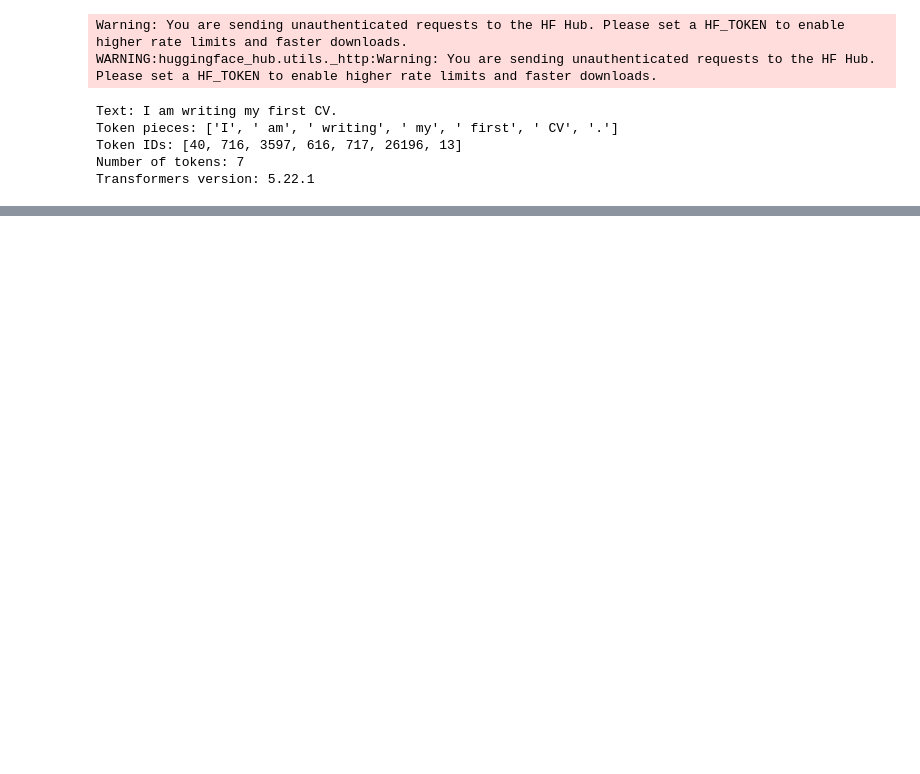
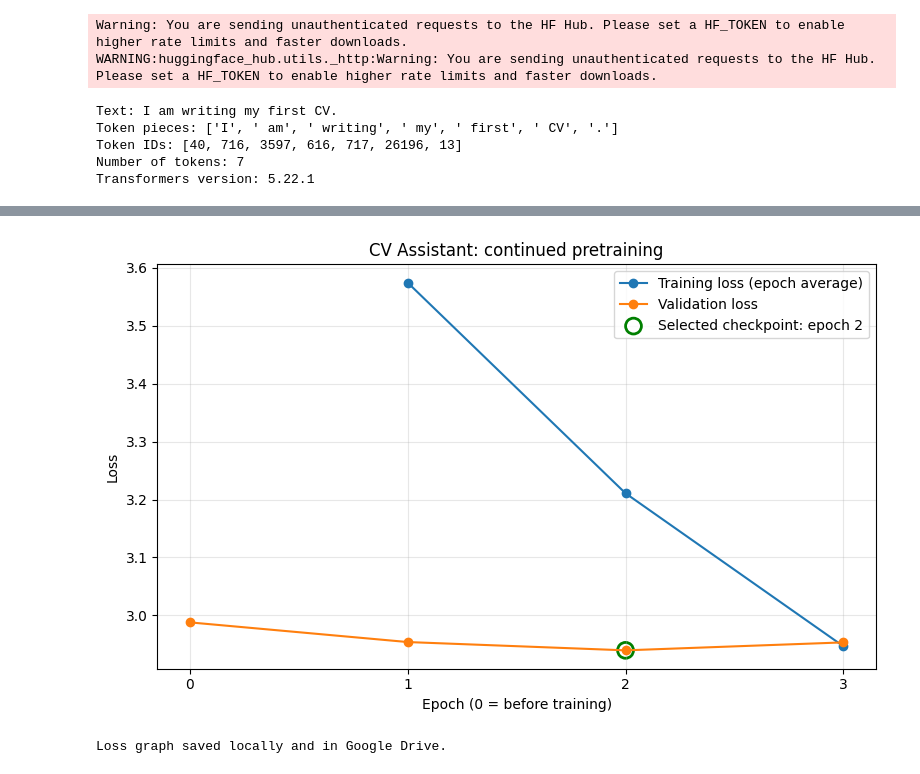
Before and after one commit to rahafabumwise/CV_Assistant, a Jupyter notebook: CV_Assistant_Phase2.ipynb, the cells around one changed output, grey strips where cells are left out. Saved outputs shown, nothing was run; the diff lists cells and outputs as text; code cells hidden in the pictures; blank space fills up the shorter version.

```diff
--- a/CV_Assistant_Phase2.ipynb
+++ b/CV_Assistant_Phase2.ipynb
@@ -186,0 +257,19 @@ Split saved to: /content/CV_Assistant/data/cpt/split.json
+# %%
+from pathlib import Path
+import json
+
+project_folder = Path("/content/CV_Assistant")
+documents = sorted(
+    (project_folder / "data/cpt/documents").glob("*.txt")
+)
+split_path = project_folder / "data/cpt/split.json"
+
+print("Documents found:", len(documents))
+print("Split file found:", split_path.exists())
+
+if split_path.exists():
+    split = json.loads(split_path.read_text(encoding="utf-8"))
+    print("Training documents:", len(split["train"]))
+    print("Validation documents:", len(split["validation"]))
+else:
+    print("The split file needs to be restored.")
@@ -186,0 +799,43 @@ Split saved to: /content/CV_Assistant/data/cpt/split.json
+# %%
+import matplotlib.pyplot as plt
+
+epochs = [row["epoch"] for row in history]
+training_losses = [row["training_loss"] for row in history]
+validation_losses = [row["validation_loss"] for row in history]
+
+fig, ax = plt.subplots(figsize=(8, 5))
+
+ax.plot(
+    epochs, training_losses,
+    marker="o", label="Training loss (epoch average)"
+)
+ax.plot(
+    [0] + epochs,
+    [baseline["validation_loss"]] + validation_losses,
+    marker="o", label="Validation loss"
+)
+
+ax.scatter(
+    2, history[1]["validation_loss"],
+    s=130, facecolors="none", edgecolors="green",
+    linewidths=2, label="Selected checkpoint: epoch 2"
+)
+
+ax.set(
+    xlabel="Epoch (0 = before training)",
+    ylabel="Loss",
+    title="CV Assistant: continued pretraining"
+)
+ax.set_xticks([0, 1, 2, 3])
+ax.grid(alpha=0.3)
+ax.legend()
+fig.tight_layout()
+
+for folder in [results_folder, run_folder / "results"]:
+    fig.savefig(folder / "cpt_loss_curve.png", dpi=200)
+
+plt.show()
+print("Loss graph saved locally and in Google Drive.")
+# %% [output]
+[figure, added]
+Loss graph saved locally and in Google Drive.
```
Also changed, not shown: parts of 26 cells of this notebook.
